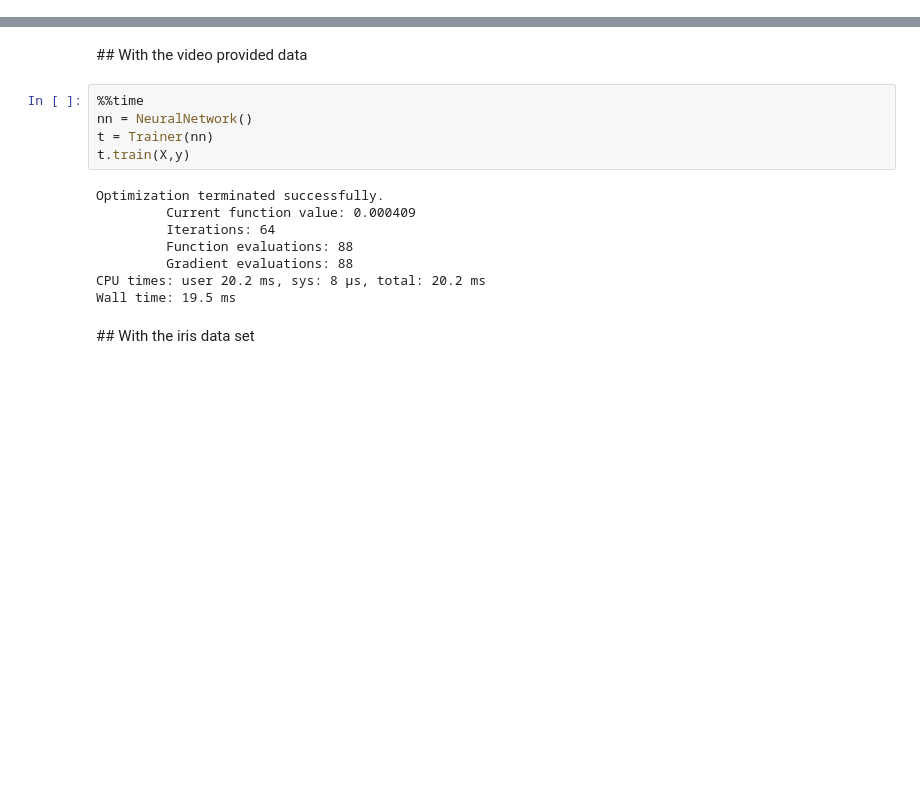
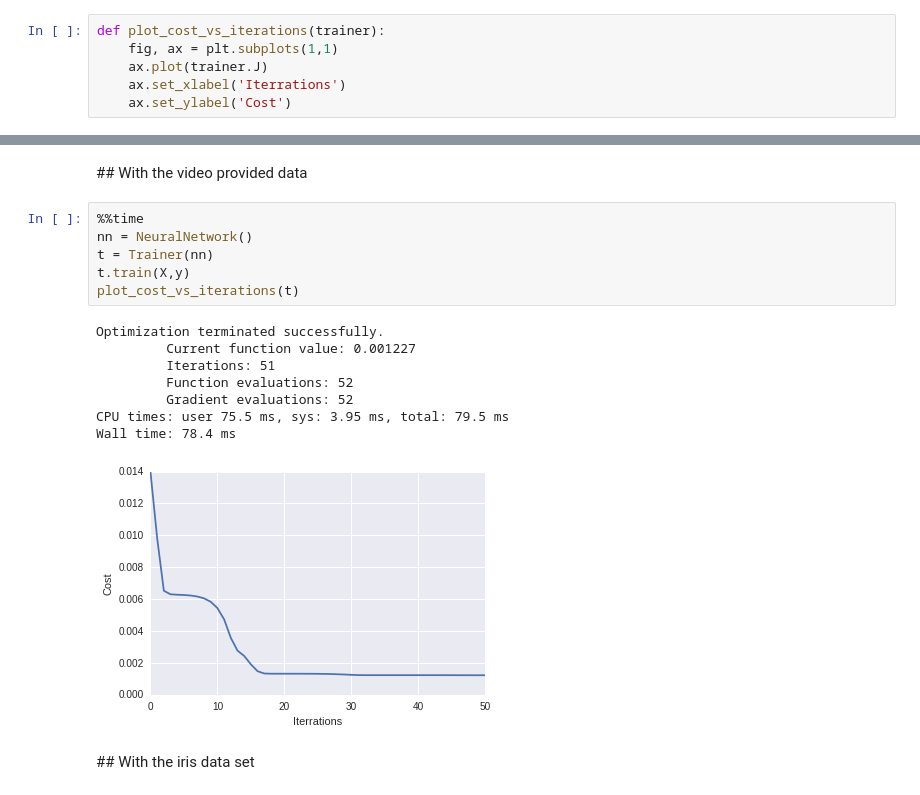
Before and after one commit to yassineAlouini/ml-experiments, a Jupyter notebook: deep-learning/simple-neural-networks/neural_networks_demystified.ipynb, the cells around one changed output, grey strips where cells are left out. Drawn from its saved outputs; the diff is of its cells as text; blank space fills up the shorter version.

Commit message:
Add the cost function plot

```diff
--- a/deep-learning/simple-neural-networks/neural_networks_demystified.ipynb
+++ b/deep-learning/simple-neural-networks/neural_networks_demystified.ipynb
@@ -205,6 +211,12 @@ class Trainer(object):
                                  method='BFGS', args=(X,y), options=options, callback=self.callback)
         self.N.set_params(_res.x)
         self.optimization_results = _res
+# %%
+def plot_cost_vs_iterations(trainer):
+    fig, ax = plt.subplots(1,1)
+    ax.plot(trainer.J)
+    ax.set_xlabel('Iterrations')
+    ax.set_ylabel('Cost')
 # %% [markdown]
 # Putting everything together for the training step
 # %%
@@ -233,16 +245,18 @@ The gradient is correctly implemented. Well done!
 # %%
 %%time
 nn = NeuralNetwork()
 t = Trainer(nn)
 t.train(X,y)
+plot_cost_vs_iterations(t)
 # %% [output]
 Optimization terminated successfully.
-         Current function value: 0.000409
-         Iterations: 64
-         Function evaluations: 88
-         Gradient evaluations: 88
-CPU times: user 20.2 ms, sys: 8 µs, total: 20.2 ms
-Wall time: 19.5 ms
+         Current function value: 0.001227
+         Iterations: 51
+         Function evaluations: 52
+         Gradient evaluations: 52
+CPU times: user 75.5 ms, sys: 3.95 ms, total: 79.5 ms
+Wall time: 78.4 ms
+[figure, added]
 # %% [markdown]
 ## With the iris data set
 # %%
```
Also changed, not shown: parts of 4 cells of this notebook, 2 other files.
